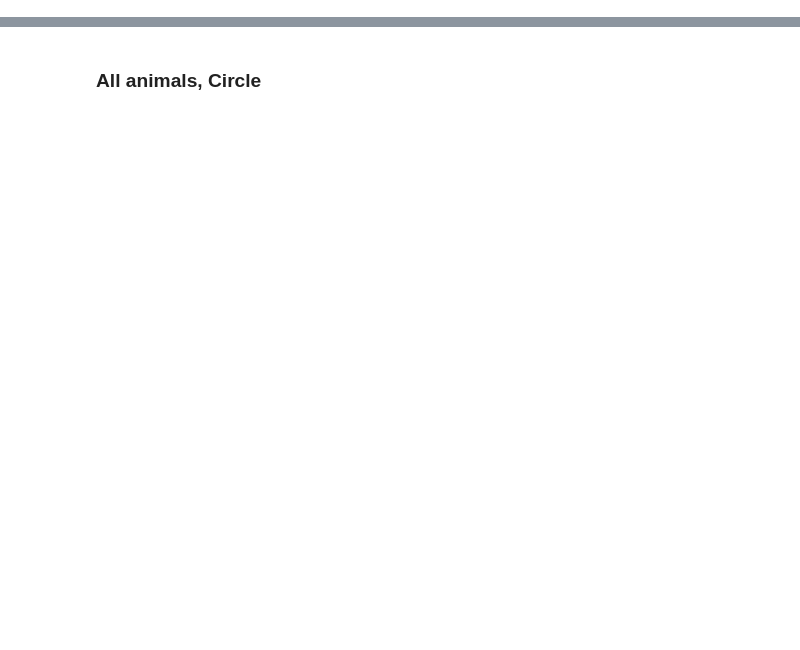
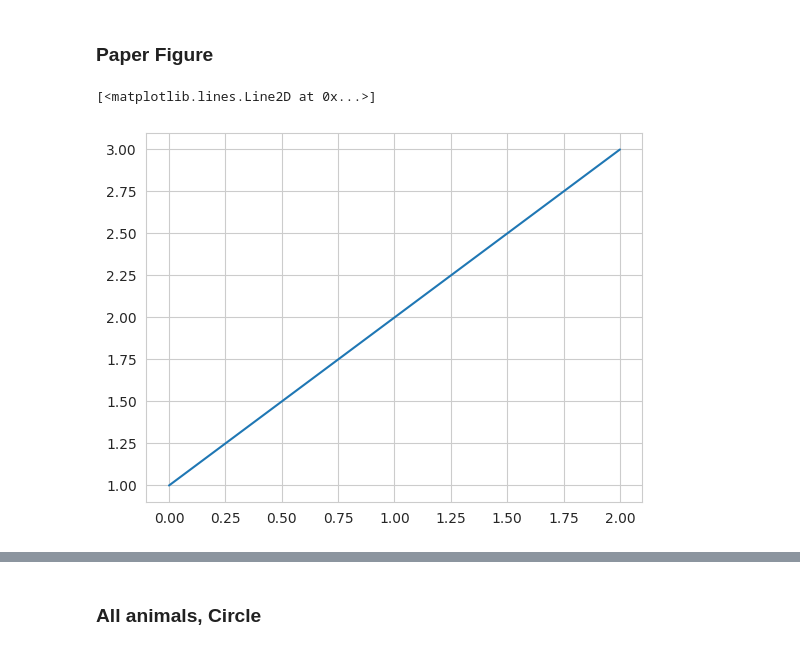
Before and after one commit to EvolutionaryNeuralCodingLab/PreyTouch, a Jupyter notebook: notebooks/trajs.ipynb, the cells around one changed output, grey strips where cells are left out. Saved outputs shown, nothing was run; the diff lists cells and outputs as text; code cells hidden in the pictures; blank space fills up the shorter version.

```diff
--- a/notebooks/trajs.ipynb
+++ b/notebooks/trajs.ipynb
@@ -92,3 +97,10 @@ strk_df, trajs = load_trajs_dataset()
 # %%
 with open('/media/sil2/Data/regev/datasets/trajs/trajs_2s_after.pkl', 'wb') as f:
     pickle.dump({'strk_df': strk_df, 'trajs': trajs}, f)
+# %% [markdown]
+### Paper Figure
+# %%
+plt.plot([1,2,3])
+# %% [output]
+[<matplotlib.lines.Line2D at 0x...>]
+[figure, added]
```
Also changed, not shown: parts of 29 cells of this notebook, 2 other files.
